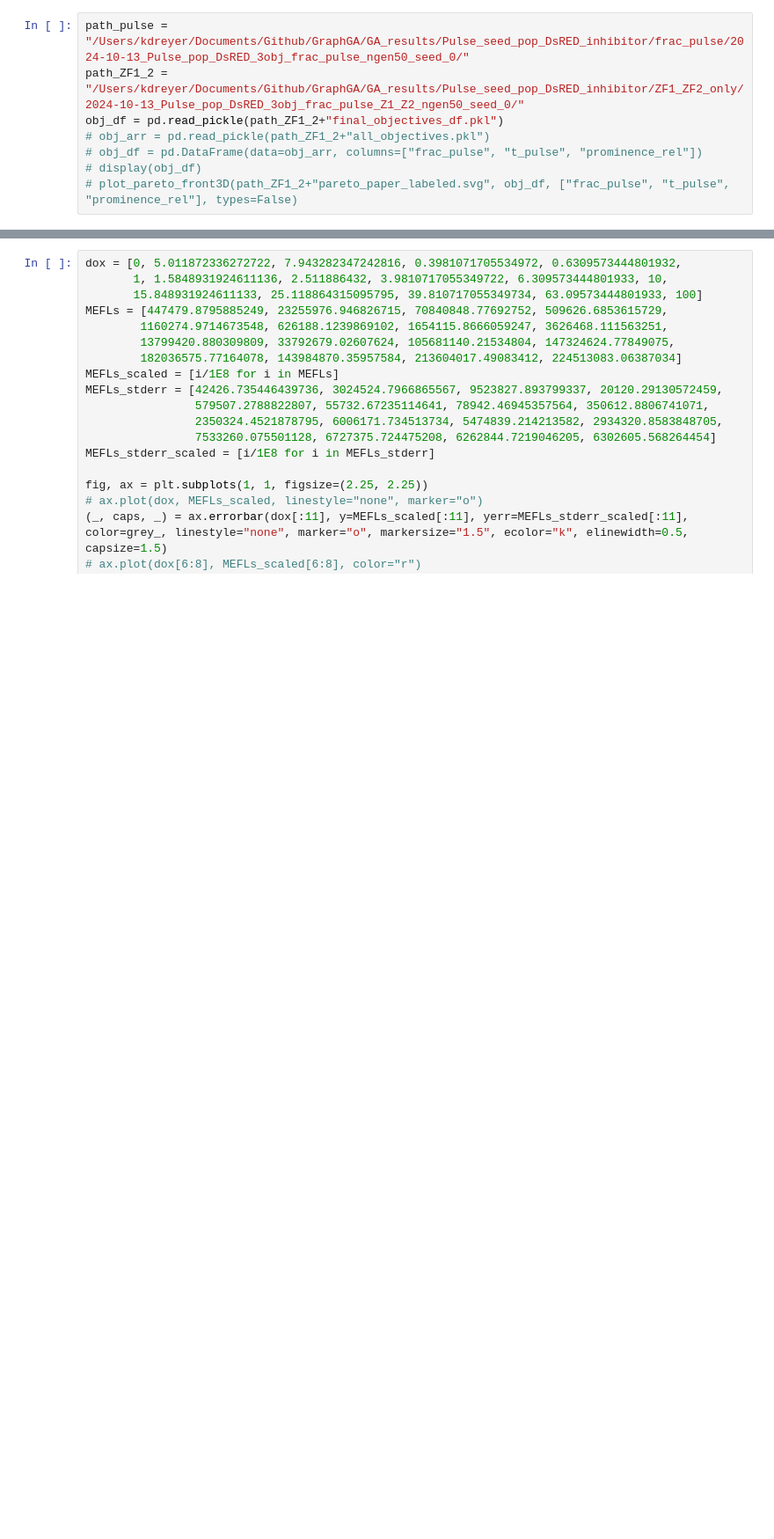
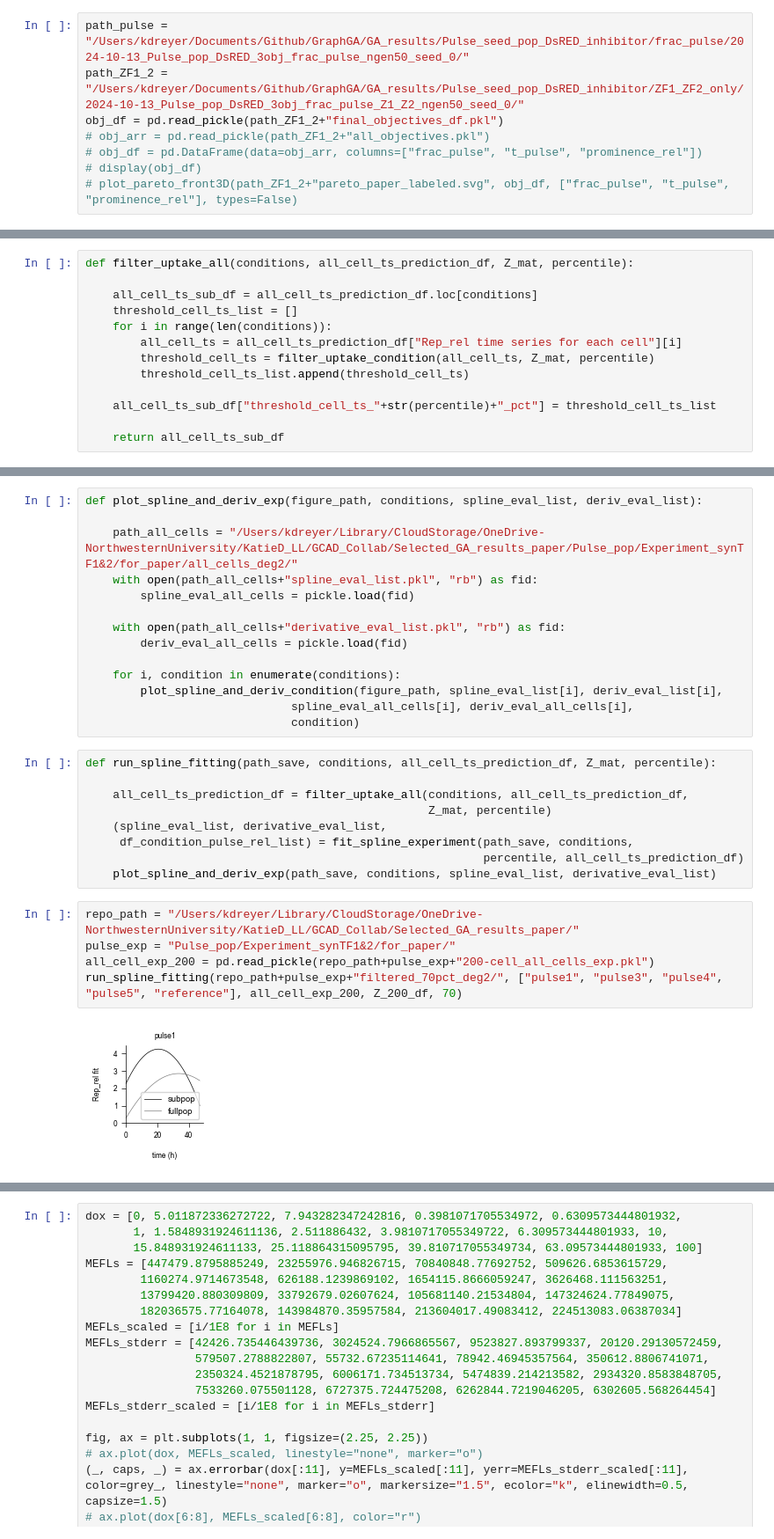
Before and after one commit to Mangan-Group/GraphGA, a Jupyter notebook: paper_plotting.ipynb, the cells around one changed output, grey strips where cells are left out. Shown: that part at 88% size. Saved outputs shown, nothing was run; the diff lists cells and outputs as text; blank space fills up the shorter version.

```diff
--- a/paper_plotting.ipynb
+++ b/paper_plotting.ipynb
@@ -988,0 +1047,13 @@ obj_df = pd.read_pickle(path_ZF1_2+"final_objectives_df.pkl")
+# %%
+def filter_uptake_all(conditions, all_cell_ts_prediction_df, Z_mat, percentile):
+
+    all_cell_ts_sub_df = all_cell_ts_prediction_df.loc[conditions]
+    threshold_cell_ts_list = []
+    for i in range(len(conditions)):
+        all_cell_ts = all_cell_ts_prediction_df["Rep_rel time series for each cell"][i]
+        threshold_cell_ts = filter_uptake_condition(all_cell_ts, Z_mat, percentile)
+        threshold_cell_ts_list.append(threshold_cell_ts)
+
+    all_cell_ts_sub_df["threshold_cell_ts_"+str(percentile)+"_pct"] = threshold_cell_ts_list
+
+    return all_cell_ts_sub_df
@@ -988,0 +1153,30 @@ obj_df = pd.read_pickle(path_ZF1_2+"final_objectives_df.pkl")
+# %%
+def plot_spline_and_deriv_exp(figure_path, conditions, spline_eval_list, deriv_eval_list):
+
+    path_all_cells = "/Users/kdreyer/Library/CloudStorage/OneDrive-NorthwesternUniversity/KatieD_LL/GCAD_Collab/Selected_GA_results_paper/Pulse_pop/Experiment_synTF1&2/for_paper/all_cells_deg2/"
+    with open(path_all_cells+"spline_eval_list.pkl", "rb") as fid:
+        spline_eval_all_cells = pickle.load(fid)
+
+    with open(path_all_cells+"derivative_eval_list.pkl", "rb") as fid:
+        deriv_eval_all_cells = pickle.load(fid)
+
+    for i, condition in enumerate(conditions):
+        plot_spline_and_deriv_condition(figure_path, spline_eval_list[i], deriv_eval_list[i],
+                              spline_eval_all_cells[i], deriv_eval_all_cells[i],
+                              condition)
+# %%
+def run_spline_fitting(path_save, conditions, all_cell_ts_prediction_df, Z_mat, percentile):
+
+    all_cell_ts_prediction_df = filter_uptake_all(conditions, all_cell_ts_prediction_df,
+                                                  Z_mat, percentile)
+    (spline_eval_list, derivative_eval_list,
+     df_condition_pulse_rel_list) = fit_spline_experiment(path_save, conditions,
+                                                          percentile, all_cell_ts_prediction_df)
+    plot_spline_and_deriv_exp(path_save, conditions, spline_eval_list, derivative_eval_list)
+# %%
+repo_path = "/Users/kdreyer/Library/CloudStorage/OneDrive-NorthwesternUniversity/KatieD_LL/GCAD_Collab/Selected_GA_results_paper/"
+pulse_exp = "Pulse_pop/Experiment_synTF1&2/for_paper/"
+all_cell_exp_200 = pd.read_pickle(repo_path+pulse_exp+"200-cell_all_cells_exp.pkl")
+run_spline_fitting(repo_path+pulse_exp+"filtered_70pct_deg2/", ["pulse1", "pulse3", "pulse4", "pulse5", "reference"], all_cell_exp_200, Z_200_df, 70)
+# %% [output]
+[figure, added]
```
Also changed, not shown: parts of 39 cells of this notebook, 28 other files.
